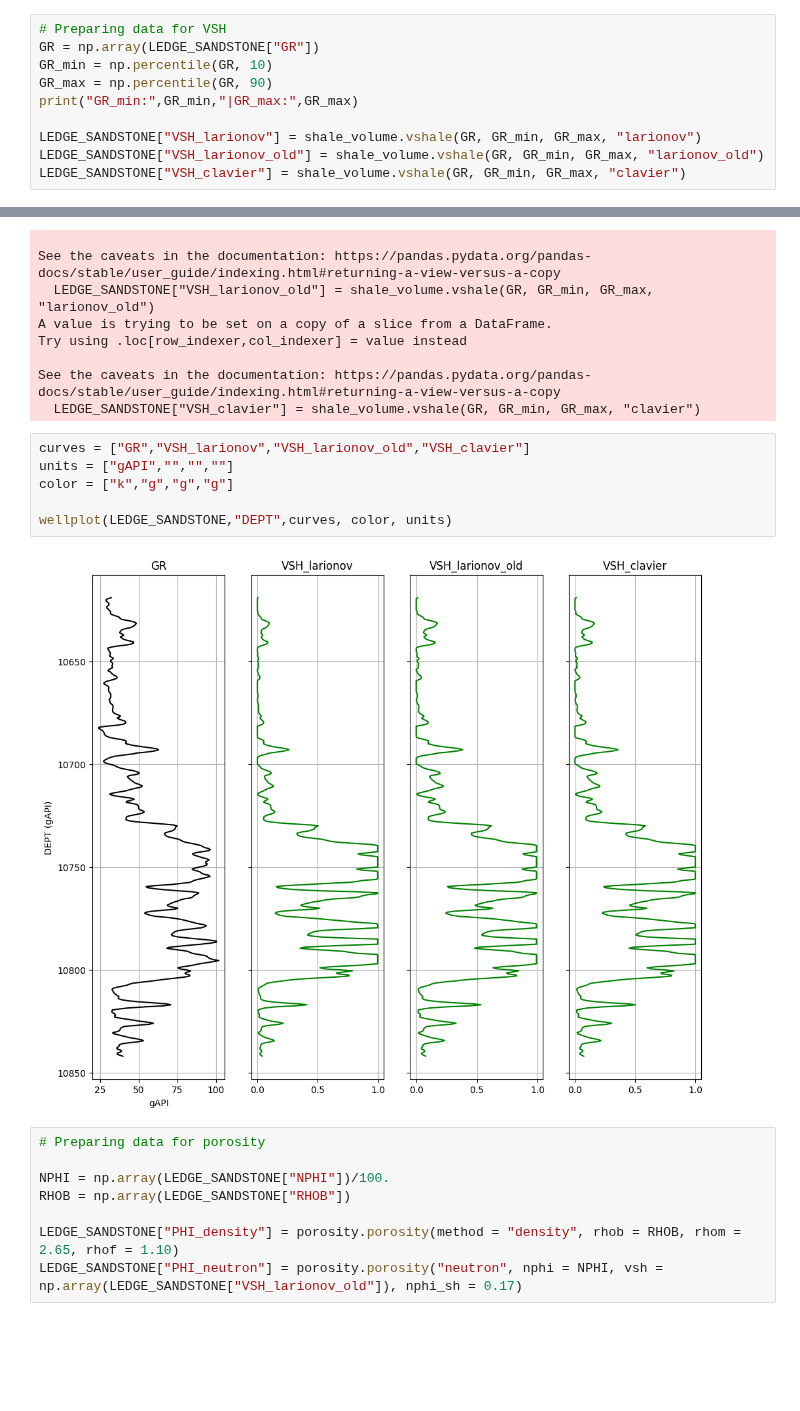
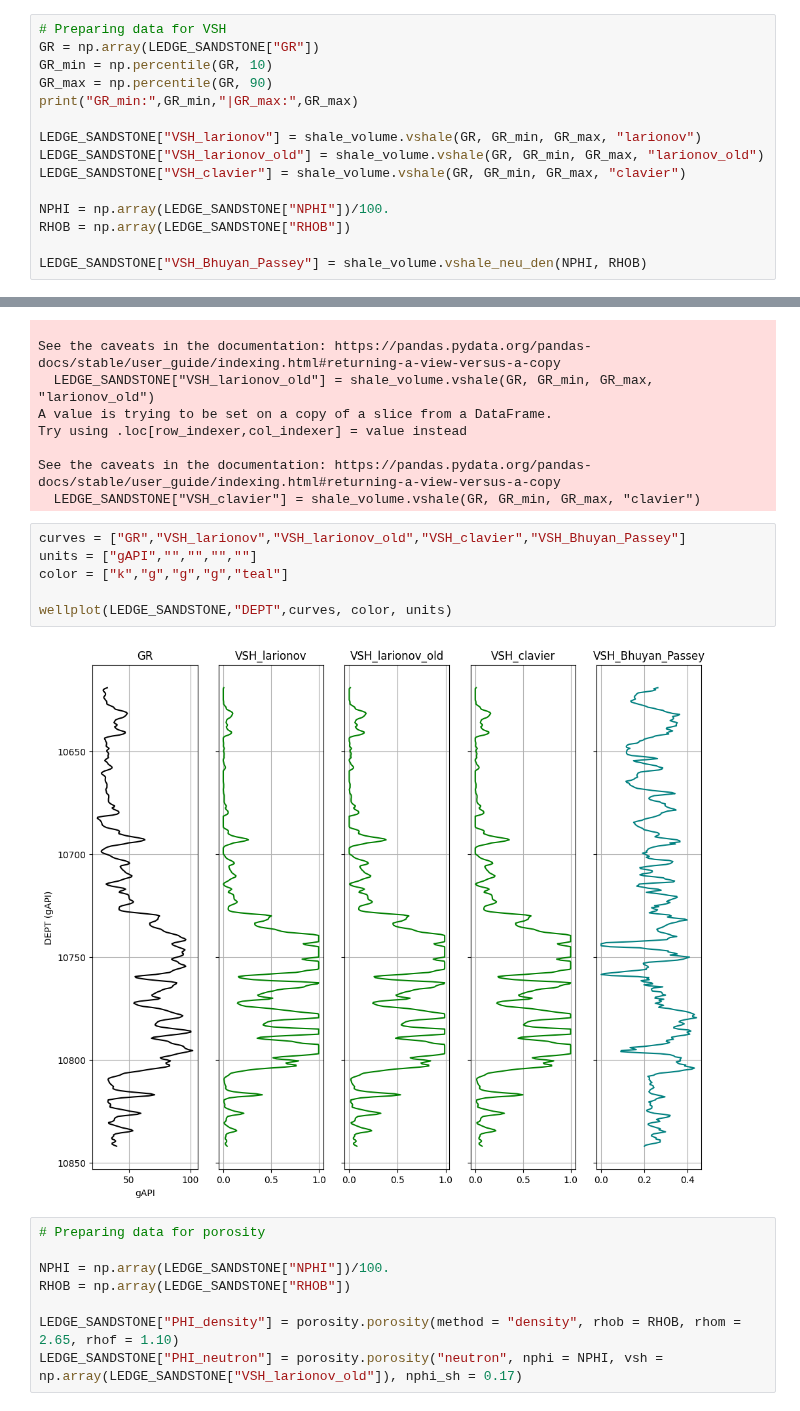
Before and after one commit to giecaruff/stoneforge, a Jupyter notebook: examples/petrophysics.ipynb, the cells around one changed output, grey strips where cells are left out. Cells and saved outputs as stored; diff of their text form; blank space fills up the shorter version.

Commit message:
update vshale_neu_den with standard values

```diff
--- a/examples/petrophysics.ipynb
+++ b/examples/petrophysics.ipynb
@@ -78,6 +78,11 @@ print("GR_min:",GR_min,"|GR_max:",GR_max)
 LEDGE_SANDSTONE["VSH_larionov"] = shale_volume.vshale(GR, GR_min, GR_max, "larionov")
 LEDGE_SANDSTONE["VSH_larionov_old"] = shale_volume.vshale(GR, GR_min, GR_max, "larionov_old")
 LEDGE_SANDSTONE["VSH_clavier"] = shale_volume.vshale(GR, GR_min, GR_max, "clavier")
+
+NPHI = np.array(LEDGE_SANDSTONE["NPHI"])/100.
+RHOB = np.array(LEDGE_SANDSTONE["RHOB"])
+
+LEDGE_SANDSTONE["VSH_Bhuyan_Passey"] = shale_volume.vshale_neu_den(NPHI, RHOB)
 # %% [output]
 GR_min: 30.78398 |GR_max: 88.65426000000001
 A value is trying to be set on a copy of a slice from a DataFrame.
@@ -96,13 +101,13 @@ Try using .loc[row_indexer,col_indexer] = value instead
 See the caveats in the documentation: https://pandas.pydata.org/pandas-docs/stable/user_guide/indexing.html#returning-a-view-versus-a-copy
   LEDGE_SANDSTONE["VSH_clavier"] = shale_volume.vshale(GR, GR_min, GR_max, "clavier")
 # %%
-curves = ["GR","VSH_larionov","VSH_larionov_old","VSH_clavier"]
-units = ["gAPI","","",""]
-color = ["k","g","g","g"]
+curves = ["GR","VSH_larionov","VSH_larionov_old","VSH_clavier","VSH_Bhuyan_Passey"]
+units = ["gAPI","","","",""]
+color = ["k","g","g","g","teal"]
 
 wellplot(LEDGE_SANDSTONE,"DEPT",curves, color, units)
 # %% [output]
-[figure, old version]
+[figure, new version]
 # %%
 # Preparing data for porosity
 
```
Also changed, not shown: parts of 1 cell of this notebook, 1 other file.
